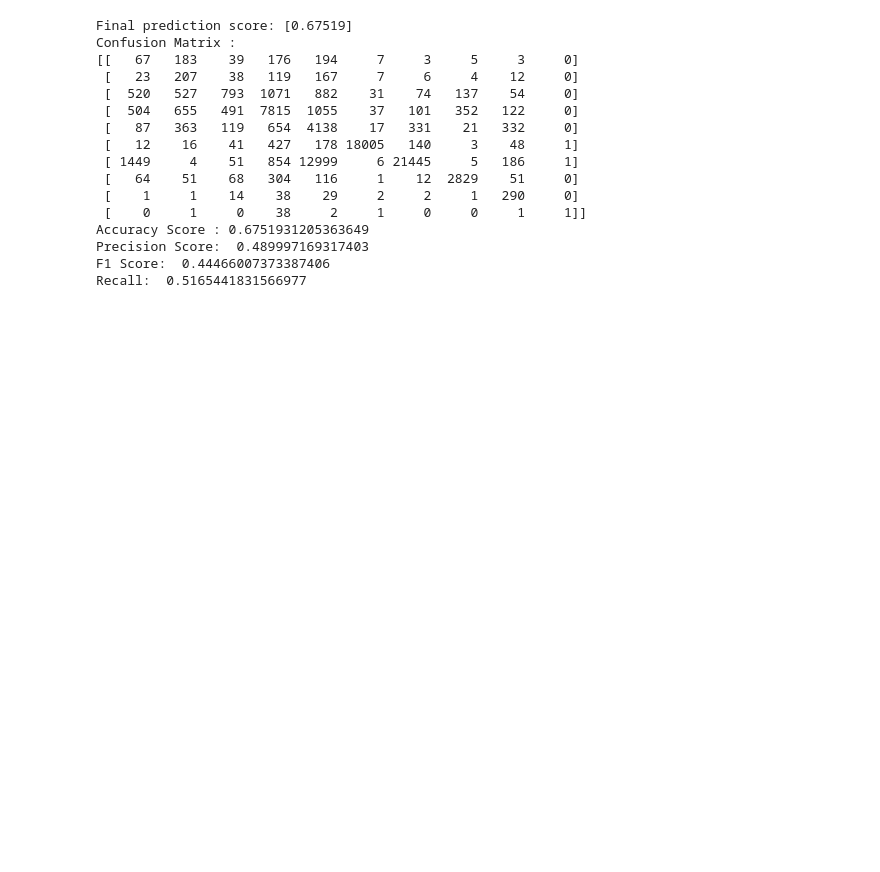
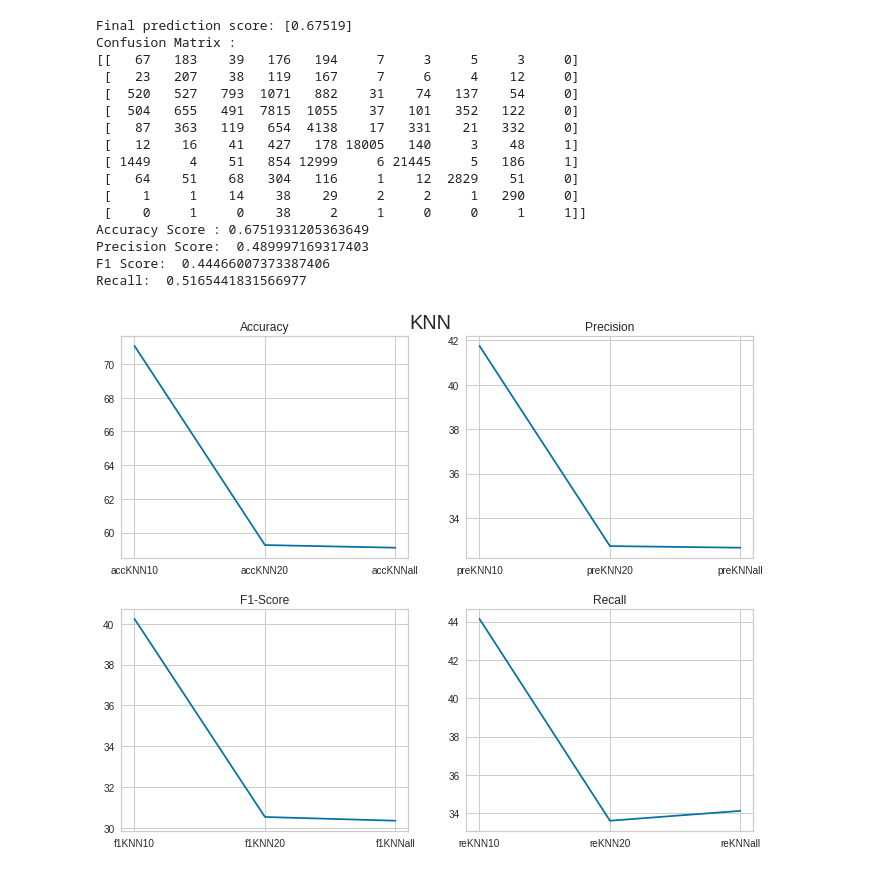
Before and after one commit to ishaak15/UNSW-IDS-Feature-Selection, a Jupyter notebook: Training_and_Testing.ipynb, the cells around one changed output. Drawn from its saved outputs; the diff is of its cells as text; code cells hidden in the pictures; blank space fills up the shorter version.

Commit message:
Plots for each Algorithm

```diff
--- a/Training_and_Testing.ipynb
+++ b/Training_and_Testing.ipynb
@@ -1191,0 +1436,17 @@ Recall:  0.5165441831566977
+# %%
+fig,a =  plt.subplots(2,2,figsize=(10, 8))
+fig.tight_layout(pad=3)
+a[0][0].plot(['accKNN10', 'accKNN20', 'accKNNall'],[accKNN10*100,accKNN20*100,accKNNall*100])
+a[0][0].set_title('Accuracy')
+a[0][1].plot(['preKNN10','preKNN20','preKNNall'],[preKNN10*100,preKNN20*100,preKNNall*100])
+a[0][1].set_title('Precision')
+a[1][0].plot(['f1KNN10','f1KNN20','f1KNNall'],[f1KNN10*100,f1KNN20*100,f1KNNall*100])
+a[1][0].set_title('F1-Score')
+a[1][1].plot(['reKNN10','reKNN20','reKNNall'],[reKNN10*100,reKNN20*100,reKNNall*100])
+a[1][1].set_title('Recall')
+#figure.tight_layout(pad=3.0)
+plt.suptitle('KNN',fontsize=20)
+
+plt.show()
+# %% [output]
+[figure, added]
```
Also changed, not shown: parts of 51 cells of this notebook.
